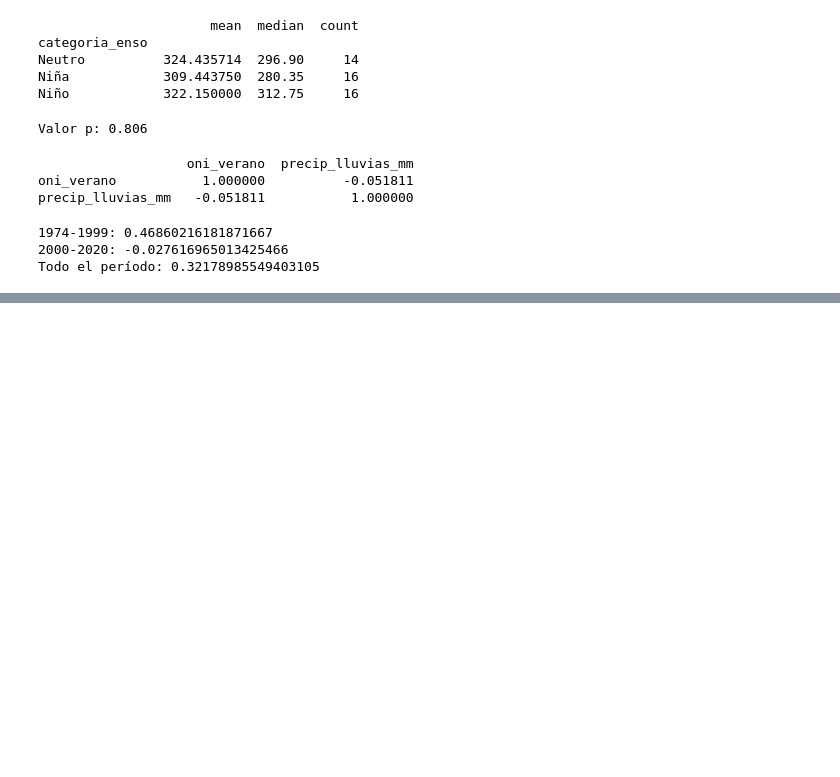
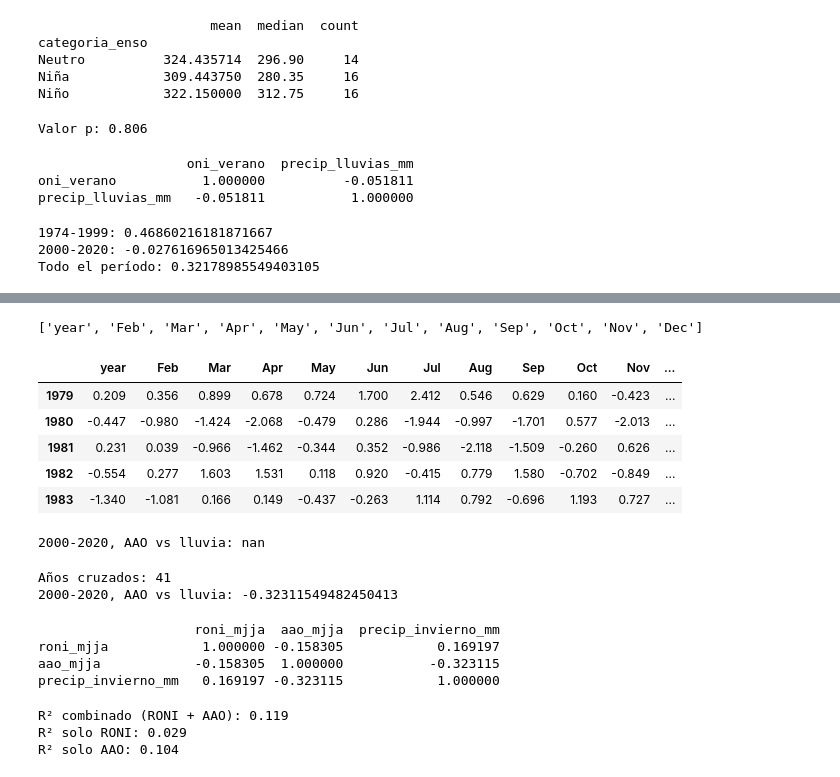
Before and after one commit to vicho654ust-hub/proyecto-el-nino-lluvias, a Jupyter notebook: analisis_el_nino.ipynb, the cells around one changed output, grey strips where cells are left out. Saved outputs shown, nothing was run; the diff lists cells and outputs as text; code cells hidden in the pictures; blank space fills up the shorter version.

```diff
--- a/analisis_el_nino.ipynb
+++ b/analisis_el_nino.ipynb
@@ -225,0 +269,37 @@ Todo el período: 0.32178985549403105
+# %%
+print(df_aao.columns.tolist())
+df_aao.head()
+# %% [output]
+['year', 'Feb', 'Mar', 'Apr', 'May', 'Jun', 'Jul', 'Aug', 'Sep', 'Oct', 'Nov', 'Dec']
+|  | year | Feb | Mar | Apr | May | Jun | Jul | Aug | Sep | Oct | Nov | ... |
+| 1979 | 0.209 | 0.356 | 0.899 | 0.678 | 0.724 | 1.700 | 2.412 | 0.546 | 0.629 | 0.160 | -0.423 | ... |
+| 1980 | -0.447 | -0.980 | -1.424 | -2.068 | -0.479 | 0.286 | -1.944 | -0.997 | -1.701 | 0.577 | -2.013 | ... |
+| 1981 | 0.231 | 0.039 | -0.966 | -1.462 | -0.344 | 0.352 | -0.986 | -2.118 | -1.509 | -0.260 | 0.626 | ... |
+| 1982 | -0.554 | 0.277 | 1.603 | 1.531 | 0.118 | 0.920 | -0.415 | 0.779 | 1.580 | -0.702 | -0.849 | ... |
+| 1983 | -1.340 | -1.081 | 0.166 | 0.149 | -0.437 | -0.263 | 1.114 | 0.792 | -0.696 | 1.193 | 0.727 | ... |
+# %%
+df_aao["aao_mjja"] = df_aao[["May","Jun","Jul","Aug"]].mean(axis=1)
+aao_mjja = df_aao[["year","aao_mjja"]]
+
+dataset_aao = pd.merge(aao_mjja, precip_invierno, on="year")
+
+periodo2_aao = dataset_aao[dataset_aao["year"] >= 2000]
+print("2000-2020, AAO vs lluvia:", periodo2_aao[["aao_mjja","precip_invierno_mm"]].corr().iloc[0,1])
+# %% [output]
+2000-2020, AAO vs lluvia: nan
+# %%
+df_aao = pd.read_csv("aao_historico.txt", sep=r"\s+", skiprows=1, header=None,
+                      names=["year","Jan","Feb","Mar","Apr","May","Jun","Jul","Aug","Sep","Oct","Nov","Dec"])
+df_aao["year"] = df_aao["year"].astype(int)
+
+df_aao["aao_mjja"] = df_aao[["May","Jun","Jul","Aug"]].mean(axis=1)
+aao_mjja = df_aao[["year","aao_mjja"]]
+
+dataset_aao = pd.merge(aao_mjja, precip_invierno, on="year")
+print(f"Años cruzados: {len(dataset_aao)}")
+
+periodo2_aao = dataset_aao[dataset_aao["year"] >= 2000]
+print("2000-2020, AAO vs lluvia:", periodo2_aao[["aao_mjja","precip_invierno_mm"]].corr().iloc[0,1])
+# %% [output]
+Años cruzados: 41
+2000-2020, AAO vs lluvia: -0.32311549482450413
@@ -225,0 +314,29 @@ Todo el período: 0.32178985549403105
+# %%
+dataset_completo = pd.merge(roni_mjja, aao_mjja, on="year")
+dataset_completo = pd.merge(dataset_completo, precip_invierno, on="year")
+dataset_completo_2000 = dataset_completo[dataset_completo["year"] >= 2000]
+
+print(dataset_completo_2000[["roni_mjja","aao_mjja","precip_invierno_mm"]].corr())
+# %% [output]
+                    roni_mjja  aao_mjja  precip_invierno_mm
+roni_mjja            1.000000 -0.158305            0.169197
+aao_mjja            -0.158305  1.000000           -0.323115
+precip_invierno_mm   0.169197 -0.323115            1.000000
+# %%
+from sklearn.linear_model import LinearRegression
+from sklearn.metrics import r2_score
+
+X_combo = dataset_completo_2000[["roni_mjja", "aao_mjja"]]
+y_combo = dataset_completo_2000["precip_invierno_mm"]
+
+modelo_combo = LinearRegression()
+modelo_combo.fit(X_combo, y_combo)
+pred_combo = modelo_combo.predict(X_combo)
+
+print(f"R² combinado (RONI + AAO): {r2_score(y_combo, pred_combo):.3f}")
+print(f"R² solo RONI: {0.169**2:.3f}")
+print(f"R² solo AAO: {0.323**2:.3f}")
+# %% [output]
+R² combinado (RONI + AAO): 0.119
+R² solo RONI: 0.029
+R² solo AAO: 0.104
```
Also changed, not shown: parts of 19 cells of this notebook, 7 other files.
